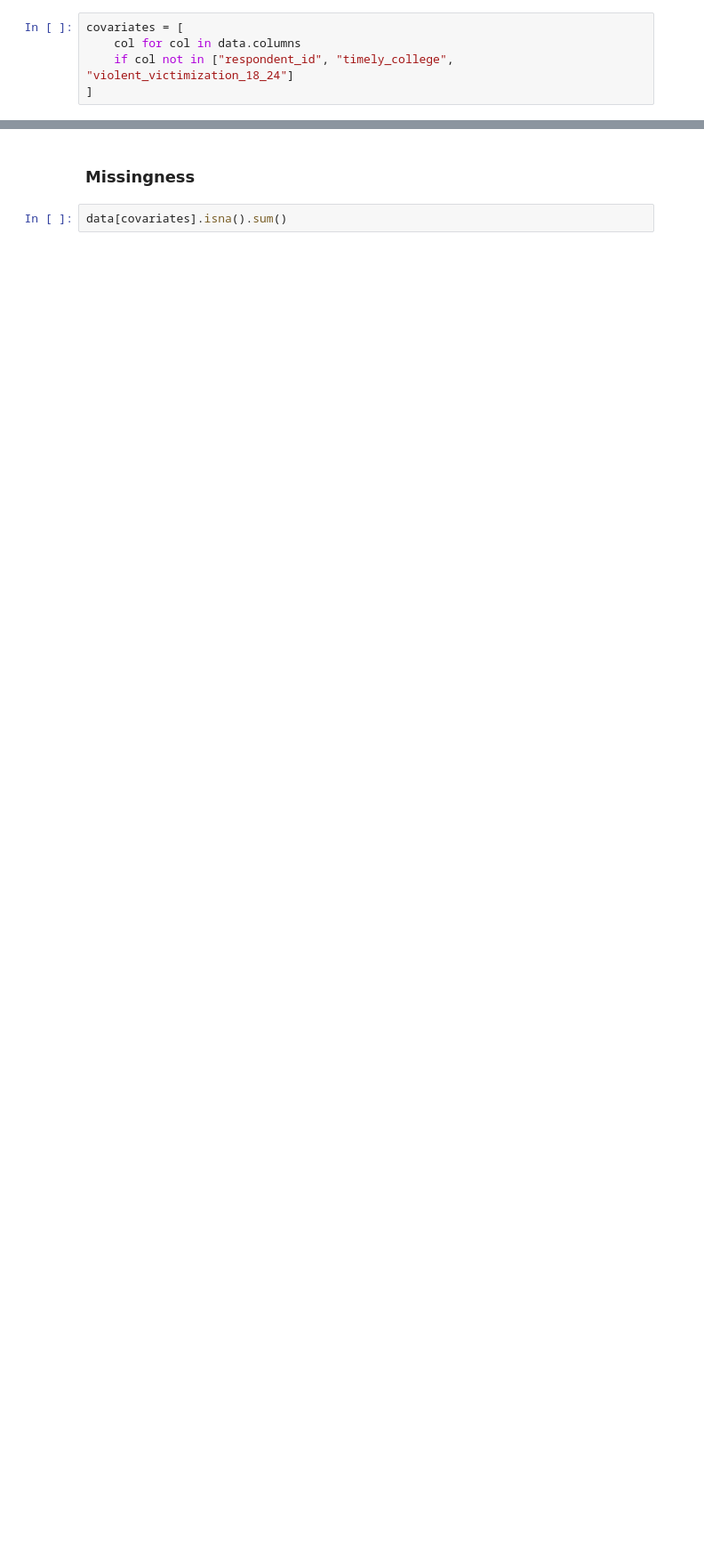
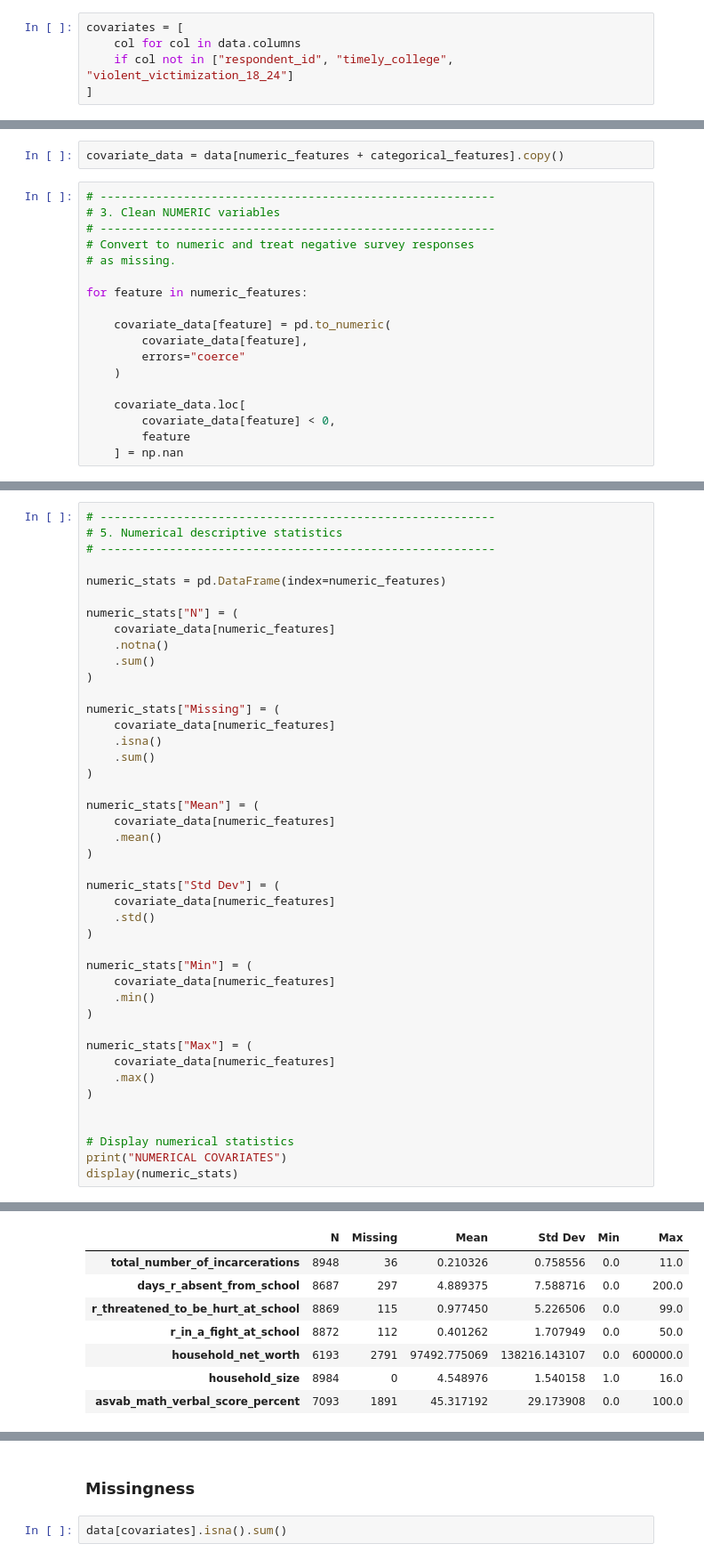
Before and after one commit to EatPotatoes/capstone_victimization, a Jupyter notebook: EDA/covariates_EDA.ipynb, the cells around one changed output, grey strips where cells are left out. Shown at 89% size. Cells and saved outputs as stored; diff of their text form; blank space fills up the shorter version.

Commit message:
update covariate descriptive statistics EDA

```diff
--- a/EDA/covariates_EDA.ipynb
+++ b/EDA/covariates_EDA.ipynb
@@ -40,0 +72,20 @@ covariates = [
+# %%
+covariate_data = data[numeric_features + categorical_features].copy()
+# %%
+# ---------------------------------------------------------
+# 3. Clean NUMERIC variables
+# ---------------------------------------------------------
+# Convert to numeric and treat negative survey responses
+# as missing.
+
+for feature in numeric_features:
+
+    covariate_data[feature] = pd.to_numeric(
+        covariate_data[feature],
+        errors="coerce"
+    )
+
+    covariate_data.loc[
+        covariate_data[feature] < 0,
+        feature
+    ] = np.nan
@@ -40,0 +121,44 @@ covariates = [
+# %%
+# ---------------------------------------------------------
+# 5. Numerical descriptive statistics
+# ---------------------------------------------------------
+
+numeric_stats = pd.DataFrame(index=numeric_features)
+
+numeric_stats["N"] = (
+    covariate_data[numeric_features]
+    .notna()
+    .sum()
+)
+
+numeric_stats["Missing"] = (
+    covariate_data[numeric_features]
+    .isna()
+    .sum()
+)
+
+numeric_stats["Mean"] = (
+    covariate_data[numeric_features]
+    .mean()
+)
+
+numeric_stats["Std Dev"] = (
+    covariate_data[numeric_features]
+    .std()
+)
+
+numeric_stats["Min"] = (
+    covariate_data[numeric_features]
+    .min()
+)
+
+numeric_stats["Max"] = (
+    covariate_data[numeric_features]
+    .max()
+)
+
+
+# Display numerical statistics
+print("NUMERICAL COVARIATES")
+display(numeric_stats)
+# %% [output]
@@ -40,0 +166,8 @@ covariates = [
+|  | N | Missing | Mean | Std Dev | Min | Max |
+| total_number_of_incarcerations | 8948 | 36 | 0.210326 | 0.758556 | 0.0 | 11.0 |
+| days_r_absent_from_school | 8687 | 297 | 4.889375 | 7.588716 | 0.0 | 200.0 |
+| r_threatened_to_be_hurt_at_school | 8869 | 115 | 0.977450 | 5.226506 | 0.0 | 99.0 |
+| r_in_a_fight_at_school | 8872 | 112 | 0.401262 | 1.707949 | 0.0 | 50.0 |
+| household_net_worth | 6193 | 2791 | 97492.775069 | 138216.143107 | 0.0 | 600000.0 |
+| household_size | 8984 | 0 | 4.548976 | 1.540158 | 1.0 | 16.0 |
+| asvab_math_verbal_score_percent | 7093 | 1891 | 45.317192 | 29.173908 | 0.0 | 100.0 |
```
Also changed, not shown: parts of 14 cells of this notebook, 1 other file.
